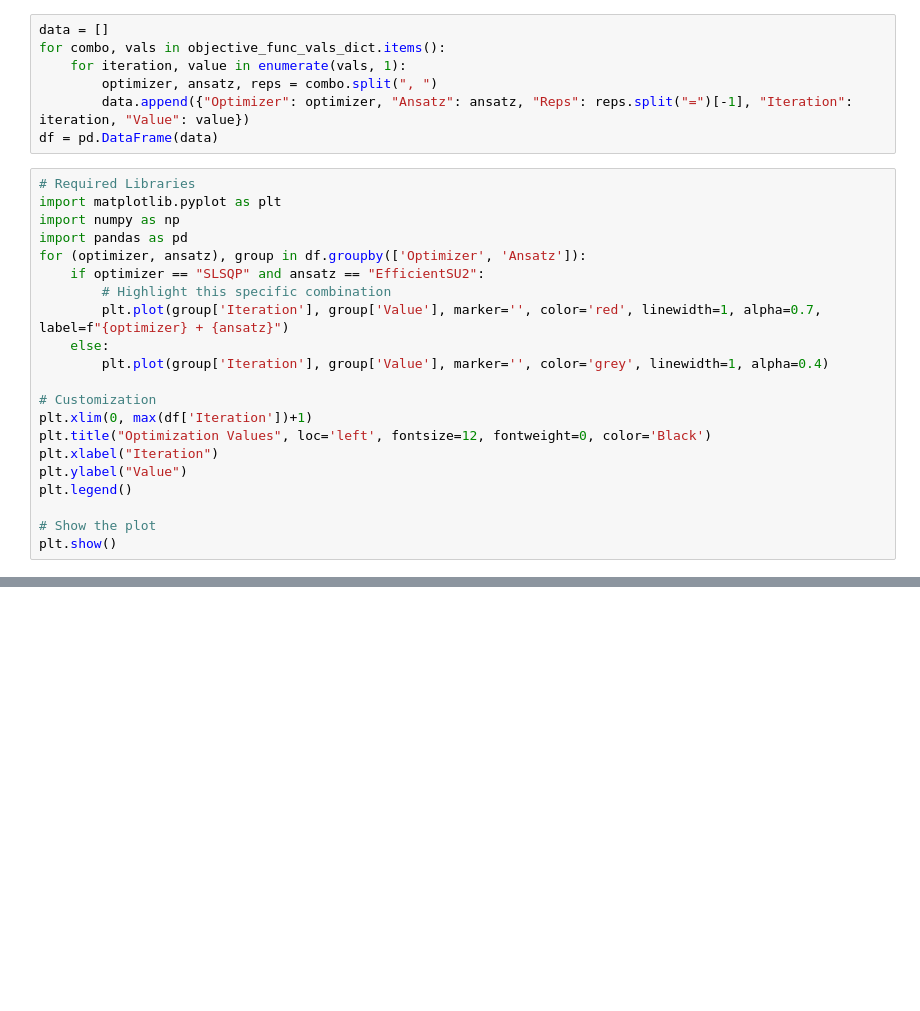
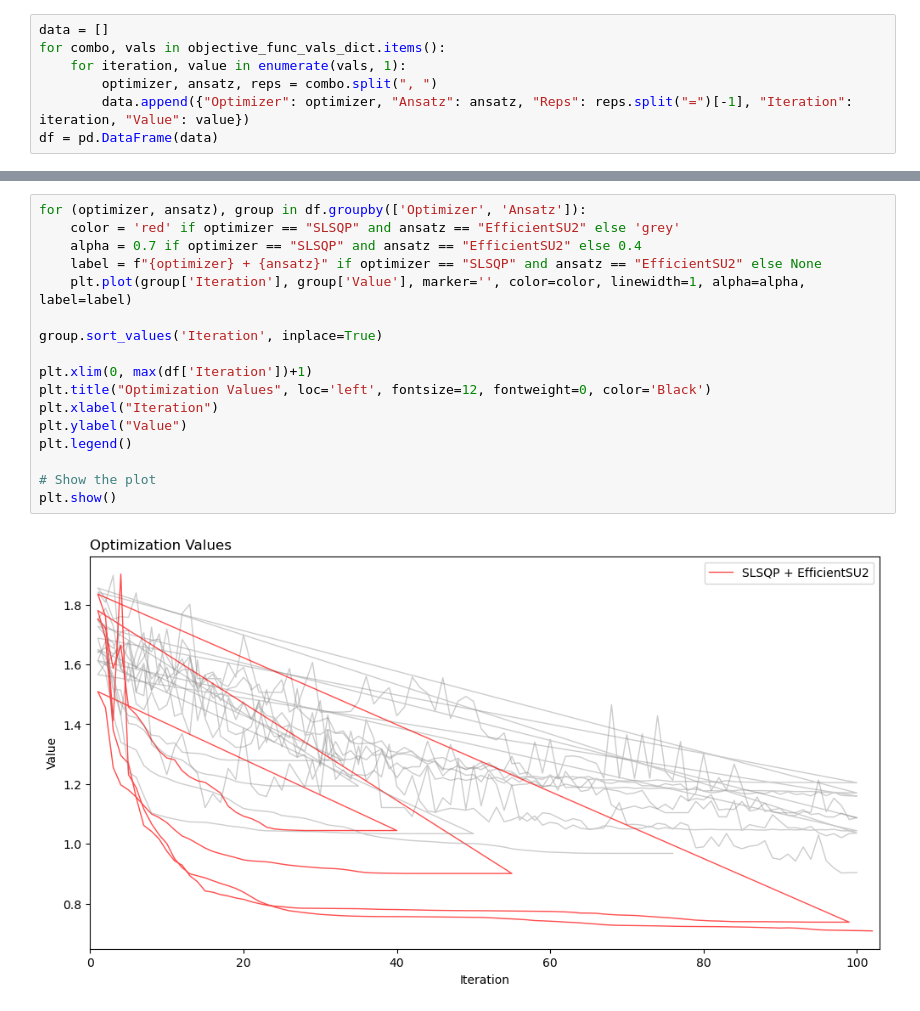
Before and after one commit to LukePower01/ml-to-qml, a Jupyter notebook: optimal-ansatz-opimzer.ipynb, the cells around one changed output, grey strips where cells are left out. Cells and saved outputs as stored; diff of their text form; blank space fills up the shorter version.

```diff
--- a/optimal-ansatz-opimzer.ipynb
+++ b/optimal-ansatz-opimzer.ipynb
@@ -262,24 +233,3 @@ for combo, vals in objective_func_vals_dict.items():
         optimizer, ansatz, reps = combo.split(", ")
         data.append({"Optimizer": optimizer, "Ansatz": ansatz, "Reps": reps.split("=")[-1], "Iteration": iteration, "Value": value})
 df = pd.DataFrame(data)
-# %%
-# Required Libraries
-import matplotlib.pyplot as plt
-import numpy as np
-import pandas as pd
-for (optimizer, ansatz), group in df.groupby(['Optimizer', 'Ansatz']):
-    if optimizer == "SLSQP" and ansatz == "EfficientSU2":
-        # Highlight this specific combination
-        plt.plot(group['Iteration'], group['Value'], marker='', color='red', linewidth=1, alpha=0.7, label=f"{optimizer} + {ansatz}")
-    else:
-        plt.plot(group['Iteration'], group['Value'], marker='', color='grey', linewidth=1, alpha=0.4)
-
-# Customization
-plt.xlim(0, max(df['Iteration'])+1)
-plt.title("Optimization Values", loc='left', fontsize=12, fontweight=0, color='Black')
-plt.xlabel("Iteration")
-plt.ylabel("Value")
-plt.legend()
-
-# Show the plot
-plt.show()
@@ -288,3 +256,22 @@ plt.show()
+# %%
+for (optimizer, ansatz), group in df.groupby(['Optimizer', 'Ansatz']):
+    color = 'red' if optimizer == "SLSQP" and ansatz == "EfficientSU2" else 'grey'
+    alpha = 0.7 if optimizer == "SLSQP" and ansatz == "EfficientSU2" else 0.4
+    label = f"{optimizer} + {ansatz}" if optimizer == "SLSQP" and ansatz == "EfficientSU2" else None
+    plt.plot(group['Iteration'], group['Value'], marker='', color=color, linewidth=1, alpha=alpha, label=label)
+
+group.sort_values('Iteration', inplace=True)
+
+plt.xlim(0, max(df['Iteration'])+1)
+plt.title("Optimization Values", loc='left', fontsize=12, fontweight=0, color='Black')
+plt.xlabel("Iteration")
+plt.ylabel("Value")
+plt.legend()
+
+# Show the plot
+plt.show()
+# %% [output]
+[figure, added]
 # %%
 end_time = time.time()
 total_runtime = end_time - start_time
```
Also changed, not shown: parts of 12 cells of this notebook, 1 other file.
